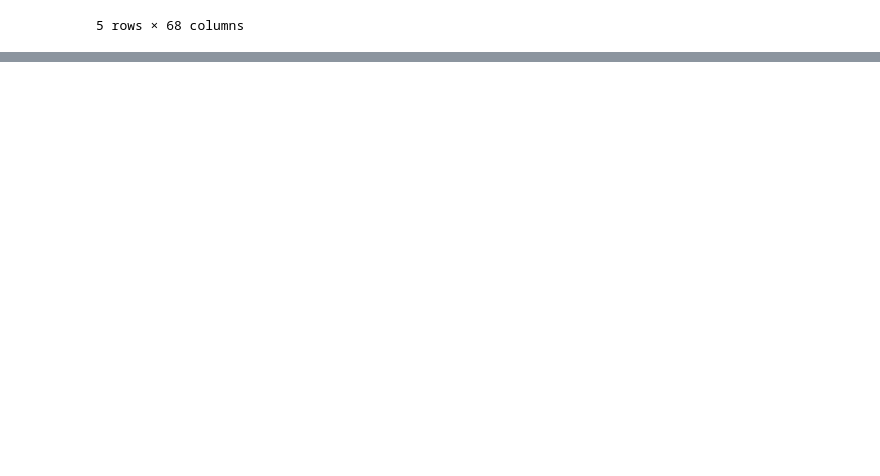
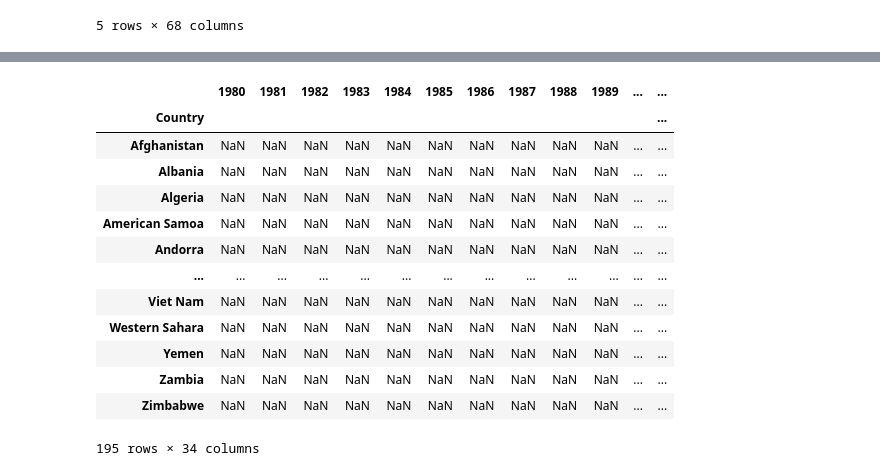
Before and after one commit to sanjaypatel16/de_python-1, a Jupyter notebook: Data_Visualization_with_Python/MyExperiments_with_DB.ipynb, the cells around one changed output, grey strips where cells are left out. Cells and saved outputs as stored; diff of their text form; code cells hidden in the pictures; blank space fills up the shorter version.

Commit message:
Data Visualization completed

```diff
--- a/Data_Visualization_with_Python/MyExperiments_with_DB.ipynb
+++ b/Data_Visualization_with_Python/MyExperiments_with_DB.ipynb
@@ -35,0 +126,4 @@ df_world.head()
+# %%
+# set the country name as index - useful for quickly looking up countries using .loc method
+df_world.set_index('Country', inplace = True)
+df_world.head()
@@ -35,0 +139,3 @@ df_world.head()
+# %%
+# years that we will be using in this lesson - useful for plotting later on
+years = list(map(str, range(1980, 2014)))
@@ -35,0 +206,9 @@ df_world.head()
+# %%
+# now lets reduced/shorten the word DF to only have what we want
+
+df_world = df_world.loc[df_can.index, years]
+print(df_world.shape)
+print(df_can.shape)
+
+print(df_world.columns)
+print(df_can.columns)
@@ -35,0 +388,6 @@ df_world.head()
+# %%
+# lets do the for loop to get the population calulated and entered in to world df
+df_world.loc["State of Palestine", str(1984)]
+
+for i in range(1980,1990):
+    df_world.loc["State of Palestine", str(i)] = -174799705 + (88751* i)
@@ -35,0 +436,27 @@ df_world.head()
+# %%
+# Now since we have both dataset ready, let make different database with percapita values for canada immigration
+
+# create an Empty DataFrame object
+df_can_pc = pd.DataFrame(index=df_world.index,columns=df_world.columns)
+
+# print(df_can_pc)
+
+# add all the index
+
+
+df_can_pc
+# %% [output]
+|  | 1980 | 1981 | 1982 | 1983 | 1984 | 1985 | 1986 | 1987 | 1988 | 1989 | ... | ... |
+| Country |  |  |  |  |  |  |  |  |  |  |  | ... |
+| Afghanistan | NaN | NaN | NaN | NaN | NaN | NaN | NaN | NaN | NaN | NaN | ... | ... |
+| Albania | NaN | NaN | NaN | NaN | NaN | NaN | NaN | NaN | NaN | NaN | ... | ... |
+| Algeria | NaN | NaN | NaN | NaN | NaN | NaN | NaN | NaN | NaN | NaN | ... | ... |
+| American Samoa | NaN | NaN | NaN | NaN | NaN | NaN | NaN | NaN | NaN | NaN | ... | ... |
+| Andorra | NaN | NaN | NaN | NaN | NaN | NaN | NaN | NaN | NaN | NaN | ... | ... |
+| ... | ... | ... | ... | ... | ... | ... | ... | ... | ... | ... | ... | ... |
+| Viet Nam | NaN | NaN | NaN | NaN | NaN | NaN | NaN | NaN | NaN | NaN | ... | ... |
+| Western Sahara | NaN | NaN | NaN | NaN | NaN | NaN | NaN | NaN | NaN | NaN | ... | ... |
+| Yemen | NaN | NaN | NaN | NaN | NaN | NaN | NaN | NaN | NaN | NaN | ... | ... |
+| Zambia | NaN | NaN | NaN | NaN | NaN | NaN | NaN | NaN | NaN | NaN | ... | ... |
+| Zimbabwe | NaN | NaN | NaN | NaN | NaN | NaN | NaN | NaN | NaN | NaN | ... | ... |
+195 rows × 34 columns
```
Also changed, not shown: parts of 30 cells of this notebook, 6 other files.
